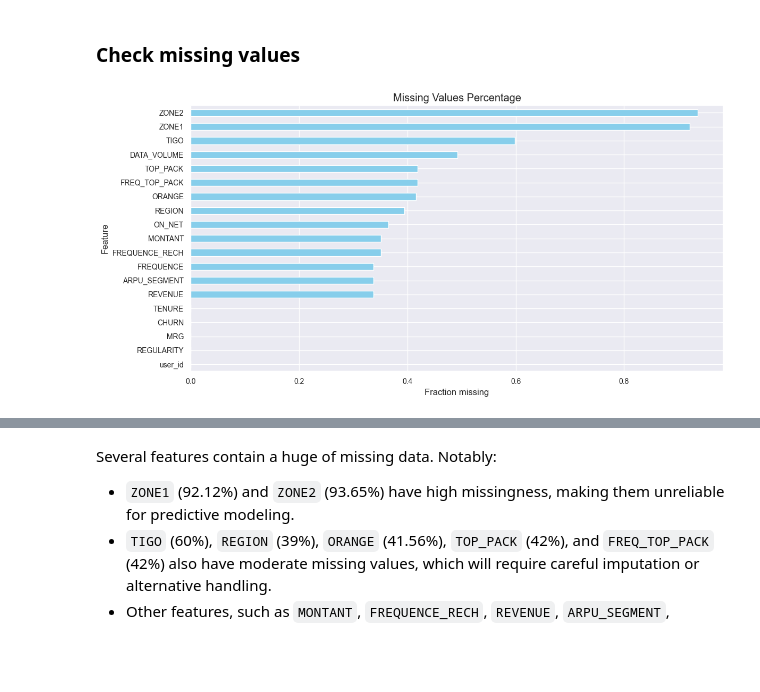
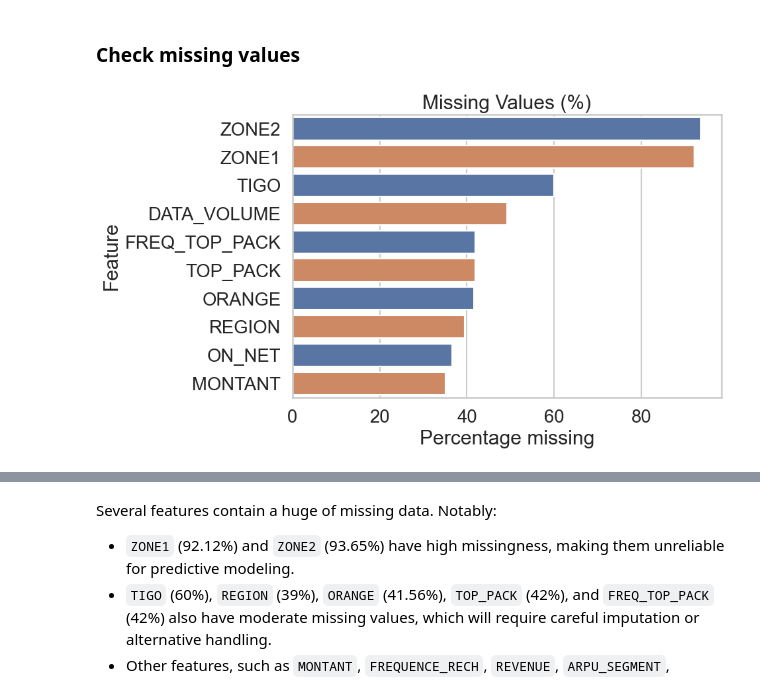
Before and after one commit to theraSara/AI7101-Project, a Jupyter notebook: notebooks/01_data-exploraton.ipynb, the cells around one changed output, grey strips where cells are left out. Saved outputs shown, nothing was run; the diff lists cells and outputs as text; code cells hidden in the pictures; blank space fills up the shorter version.

```diff
--- a/notebooks/01_data-exploraton.ipynb
+++ b/notebooks/01_data-exploraton.ipynb
@@ -26,3 +25,5 @@ set_plot_theme(palette="Set2")
+# %%
+colors = set_plot_theme()
 # %%
 DATA_PATH = "../data/Train.csv"
 TARGET = "CHURN"
@@ -119,9 +120,9 @@ df.describe(include="all")
 # %% [markdown]
 ### Check missing values
 # %%
-plot_missing_values(df)
+plot_missing_values(df, top_k=10, colors=colors)
 # %% [output]
-[figure, old version]
+[figure, new version]
 # %%
 (df.isnull().mean()*100).round(2).to_dict()
 # %% [output]
```
Also changed, not shown: parts of 7 cells of this notebook, 15 other files.
